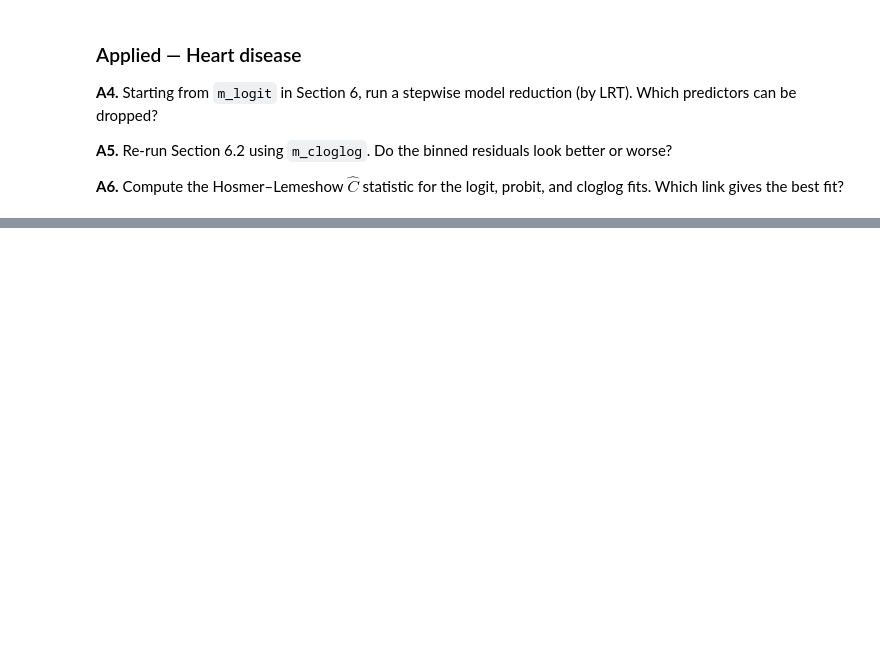
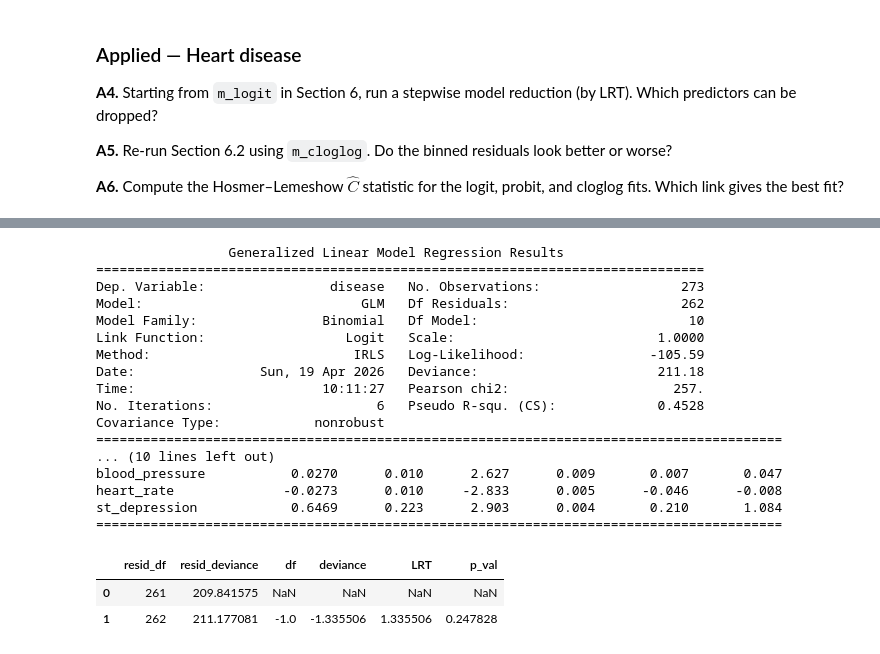
Before and after one commit to gulierus/ZLMA, a Jupyter notebook: 01ZLMA_ex07_Binary_Data.ipynb, the cells around one changed output, grey strips where cells are left out. Cells and saved outputs as stored; diff of their text form; code cells hidden in the pictures; blank space fills up the shorter version.

```diff
--- a/01ZLMA_ex07_Binary_Data.ipynb
+++ b/01ZLMA_ex07_Binary_Data.ipynb
@@ -1066,0 +1130,29 @@ st_depression            0.4336      0.133      3.256      0.001       0.173
+# %%
+formula_without_BS_CL_AG = ("disease ~ sex + chest_pain_type + blood_pressure "
+           "+ heart_rate + ex_angina + st_depression + st_slope")
+
+m_logit_without_BS_CL_AG   = smf.glm(formula_without_BS_CL_AG, data=heart, family=sm.families.Binomial(link=Logit())).fit()
+print(m_logit_without_BS_CL_AG.summary())
+
+anova(m_logit_without_BS_CL, m_logit_without_BS_CL_AG, test="LRT")
+# %% [output]
+                 Generalized Linear Model Regression Results
+==============================================================================
+Dep. Variable:                disease   No. Observations:                  273
+Model:                            GLM   Df Residuals:                      262
+Model Family:                Binomial   Df Model:                           10
+Link Function:                  Logit   Scale:                          1.0000
+Method:                          IRLS   Log-Likelihood:                -105.59
+Date:                Sun, 19 Apr 2026   Deviance:                       211.18
+Time:                        10:11:27   Pearson chi2:                     257.
+No. Iterations:                     6   Pseudo R-squ. (CS):             0.4528
+Covariance Type:            nonrobust
+========================================================================================
+... (10 lines left out)
+blood_pressure           0.0270      0.010      2.627      0.009       0.007       0.047
+heart_rate              -0.0273      0.010     -2.833      0.005      -0.046      -0.008
+st_depression            0.6469      0.223      2.903      0.004       0.210       1.084
+========================================================================================
+|  | resid_df | resid_deviance | df | deviance | LRT | p_val |
+| 0 | 261 | 209.841575 | NaN | NaN | NaN | NaN |
+| 1 | 262 | 211.177081 | -1.0 | -1.335506 | 1.335506 | 0.247828 |
```
Also changed, not shown: parts of 13 cells of this notebook.
